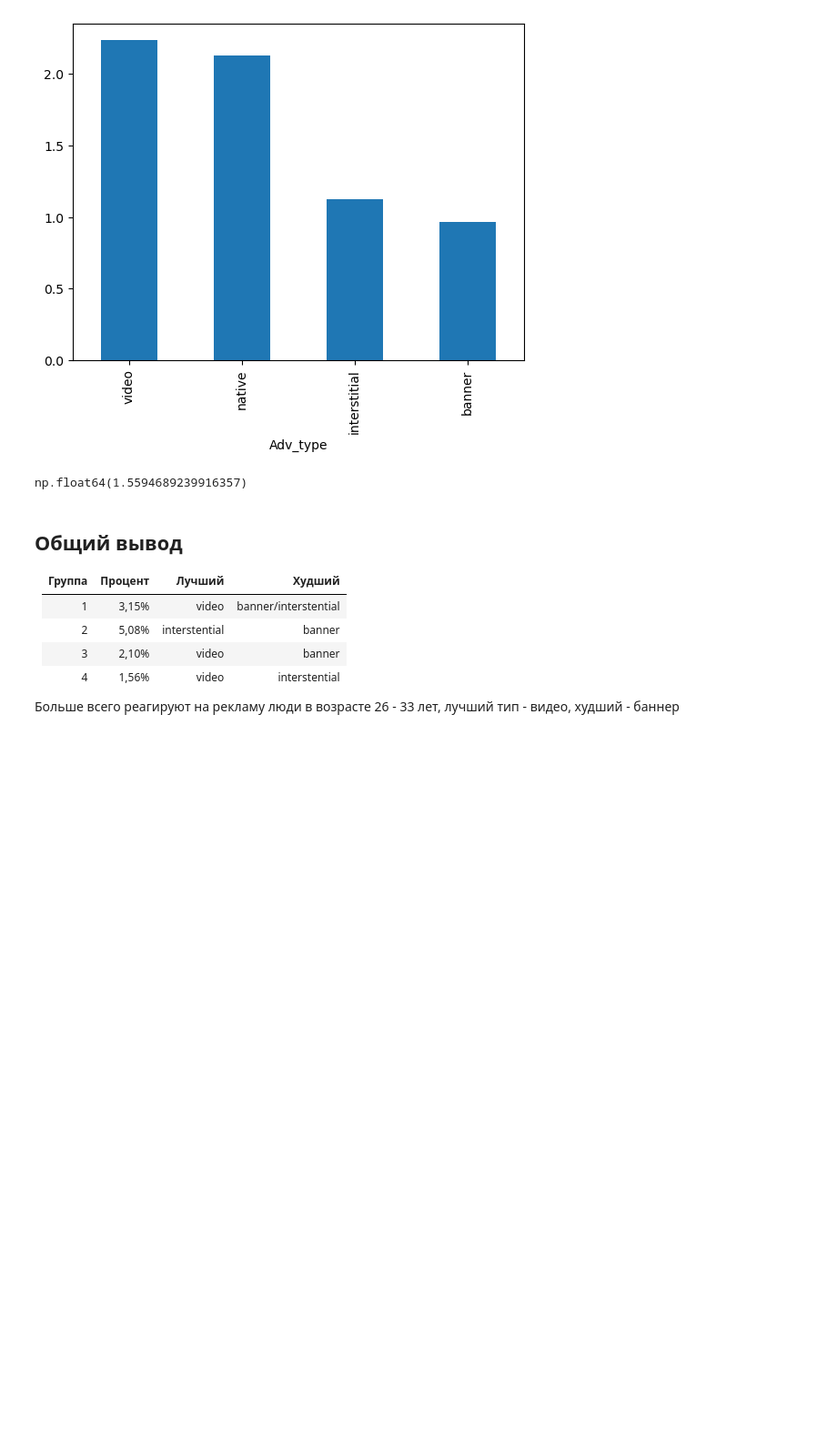
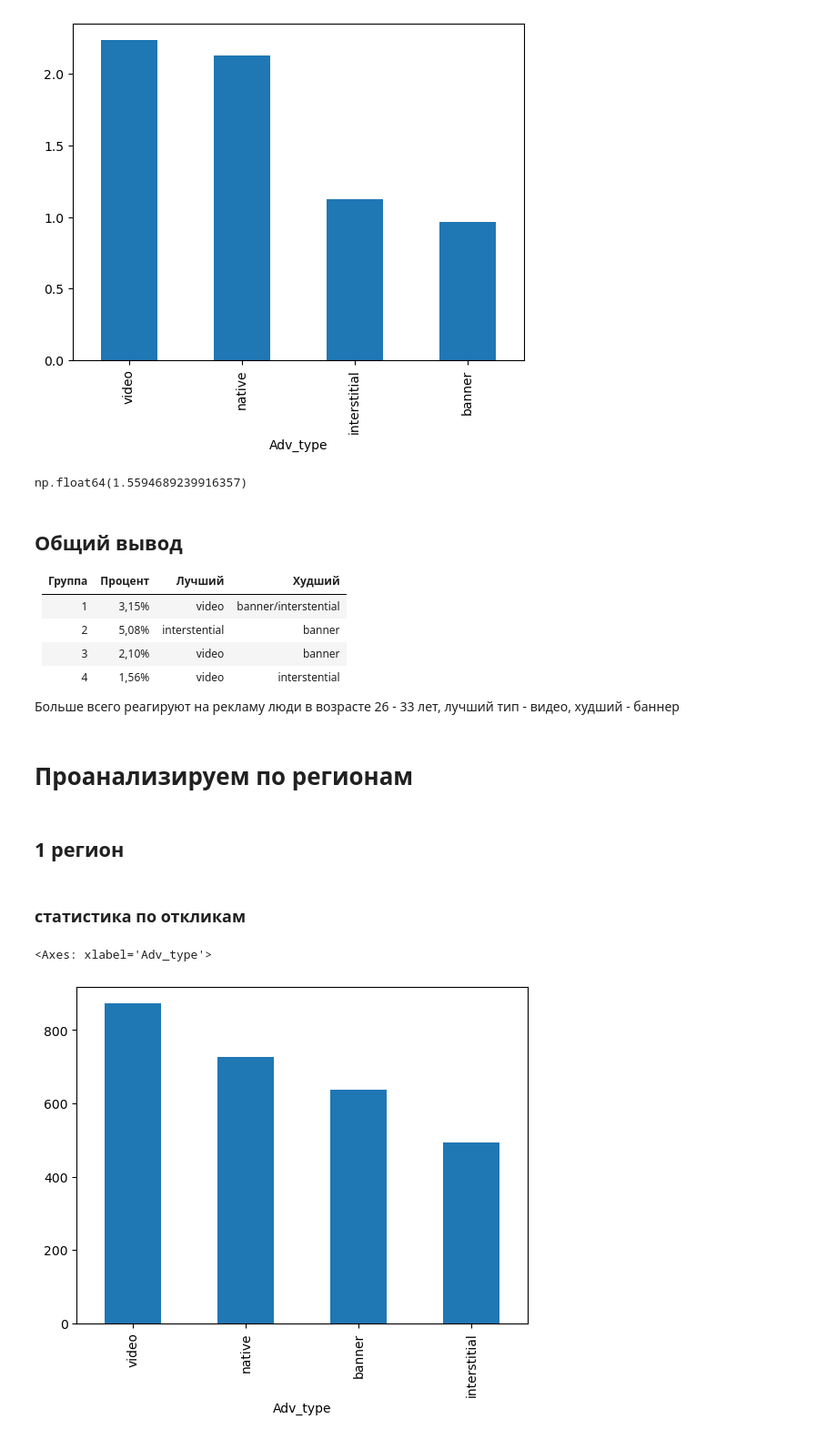
Before and after one commit to fazz0ne/it_funds, a Jupyter notebook: main.ipynb, the cells around one changed output. Shown at 91% size. Drawn from its saved outputs; the diff is of its cells as text; code cells hidden in the pictures; blank space fills up the shorter version.

Commit message:
проанализировать по регионам

```diff
--- a/main.ipynb
+++ b/main.ipynb
@@ -499,3 +499,32 @@ np.float64(1.5594689239916357)
 | 4 | 1,56% | video | interstential |
 
 Больше всего реагируют на рекламу люди в возрасте 26 - 33 лет, лучший тип - видео,  худший - баннер
+# %% [markdown]
+# Проанализируем по регионам
+# %%
+results_region = {}
+
+for i in df['Region_id'].unique():
+    df_grouped = df[df['Region_id'] == i]
+    cnt_ads = df_grouped['Ev_type'].value_counts()
+    part = cnt_ads[1] / cnt_ads.sum() * 100
+    cnt_ads_types_grouped = df_grouped[df_grouped['Ev_type'] == 1]['Adv_type'].value_counts()
+    ctr_grouped = (df_grouped[df_grouped['Ev_type'] == 1].groupby('Adv_type').size()
+                   / df_grouped[df_grouped['Ev_type'] == 0].groupby('Adv_type').size() * 100
+                  ).sort_values(ascending=False)
+
+    results_region[i] = {
+        'cnt_ads': cnt_ads,
+        'part': part,
+        'cnt_ads_types': cnt_ads_types_grouped,
+        'ctr': ctr_grouped
+    }
+# %% [markdown]
+## 1 регион
+# %% [markdown]
+### статистика по откликам
+# %%
+results_region[1]['cnt_ads_types'].plot(kind = "bar")
+# %% [output]
+<Axes: xlabel='Adv_type'>
+[figure, added]
```
Also changed, not shown: parts of 22 cells of this notebook, 1 other file.
